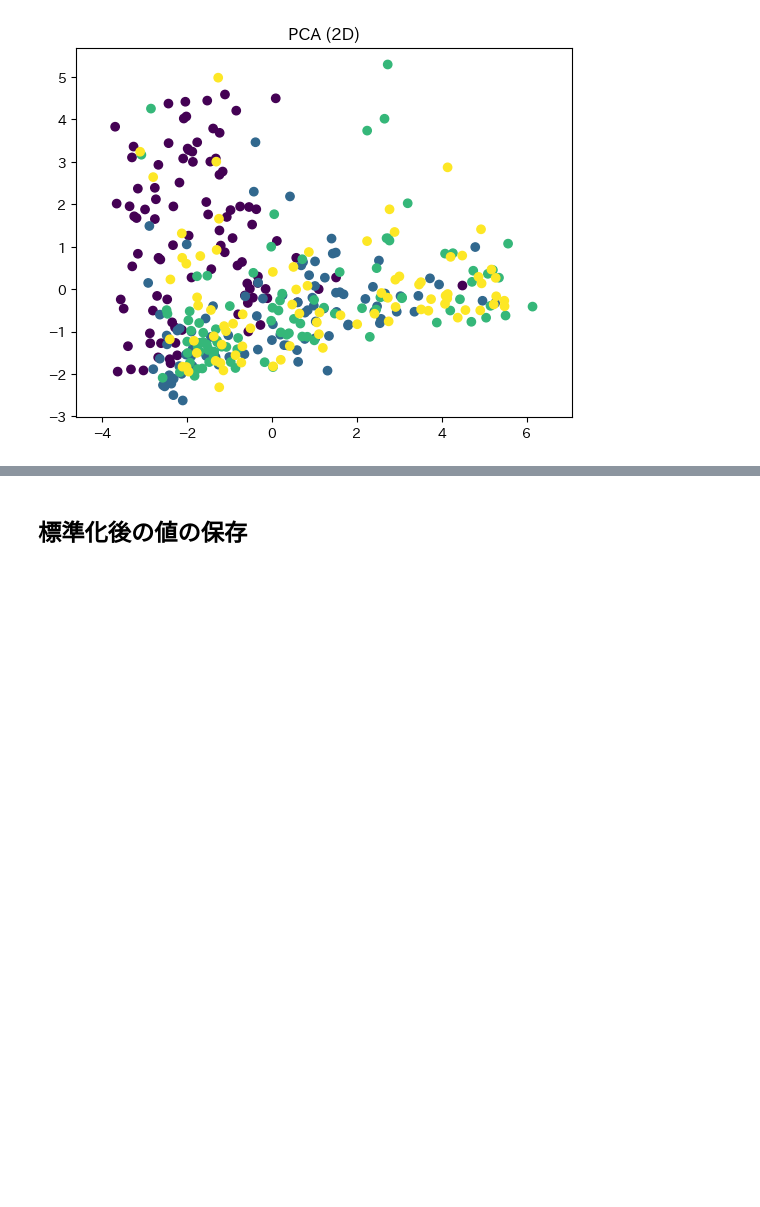
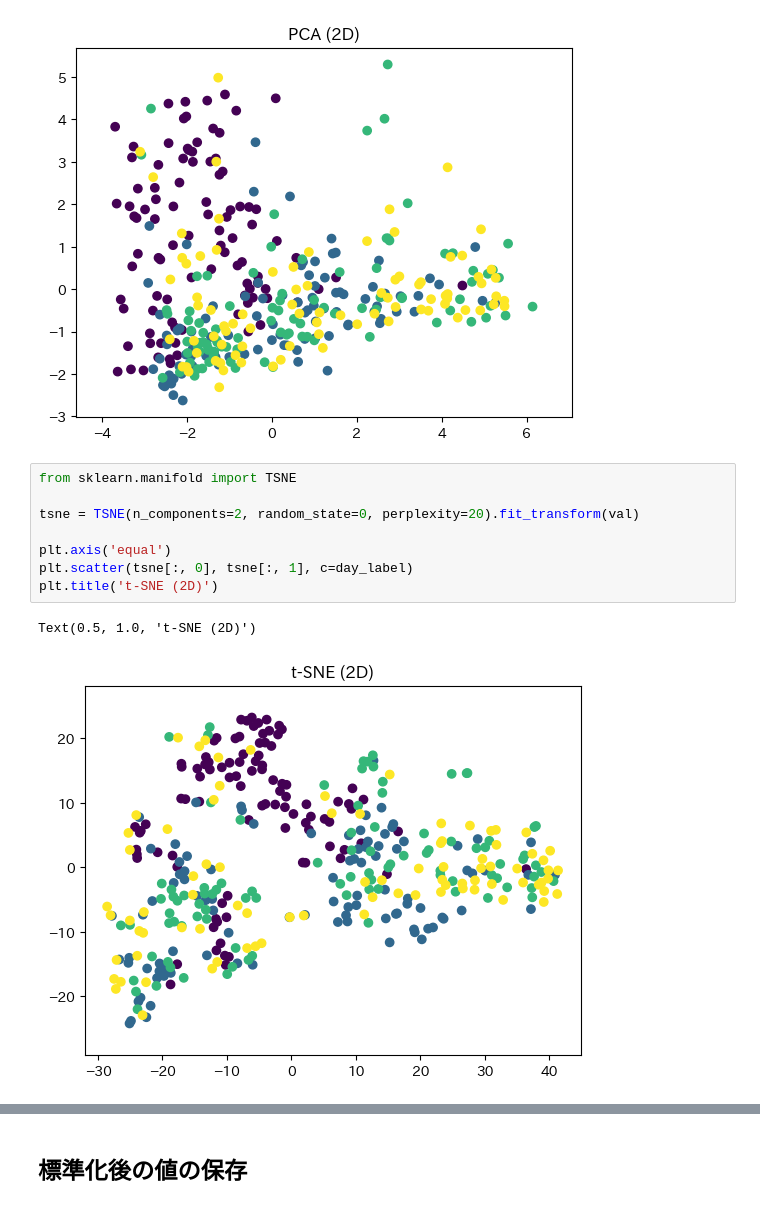
Before and after one commit to tMaehashi/Mapper-Introduction, a Jupyter notebook: single_cell/tutorial.ipynb, the cells around one changed output, grey strips where cells are left out. Drawn from its saved outputs; the diff is of its cells as text; blank space fills up the shorter version.

```diff
--- a/single_cell/tutorial.ipynb
+++ b/single_cell/tutorial.ipynb
@@ -93,3 +93,14 @@ plt.title('PCA (2D)')
 # %% [output]
 Text(0.5, 1.0, 'PCA (2D)')
 [figure]
+# %%
+from sklearn.manifold import TSNE
+
+tsne = TSNE(n_components=2, random_state=0, perplexity=20).fit_transform(val)
+
+plt.axis('equal')
+plt.scatter(tsne[:, 0], tsne[:, 1], c=day_label)
+plt.title('t-SNE (2D)')
+# %% [output]
+Text(0.5, 1.0, 't-SNE (2D)')
+[figure, added]
```
Also changed, not shown: parts of 1 cell of this notebook.
